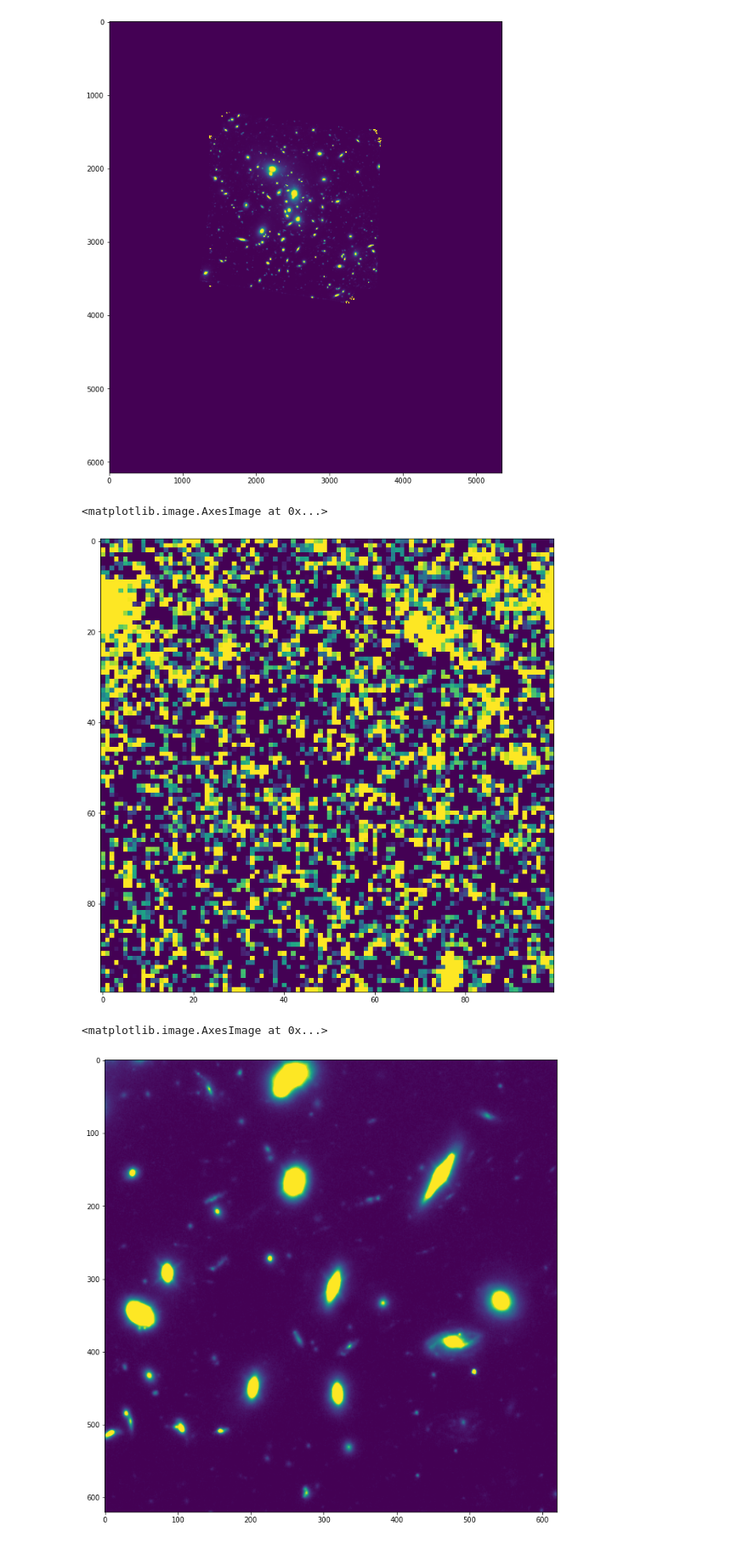
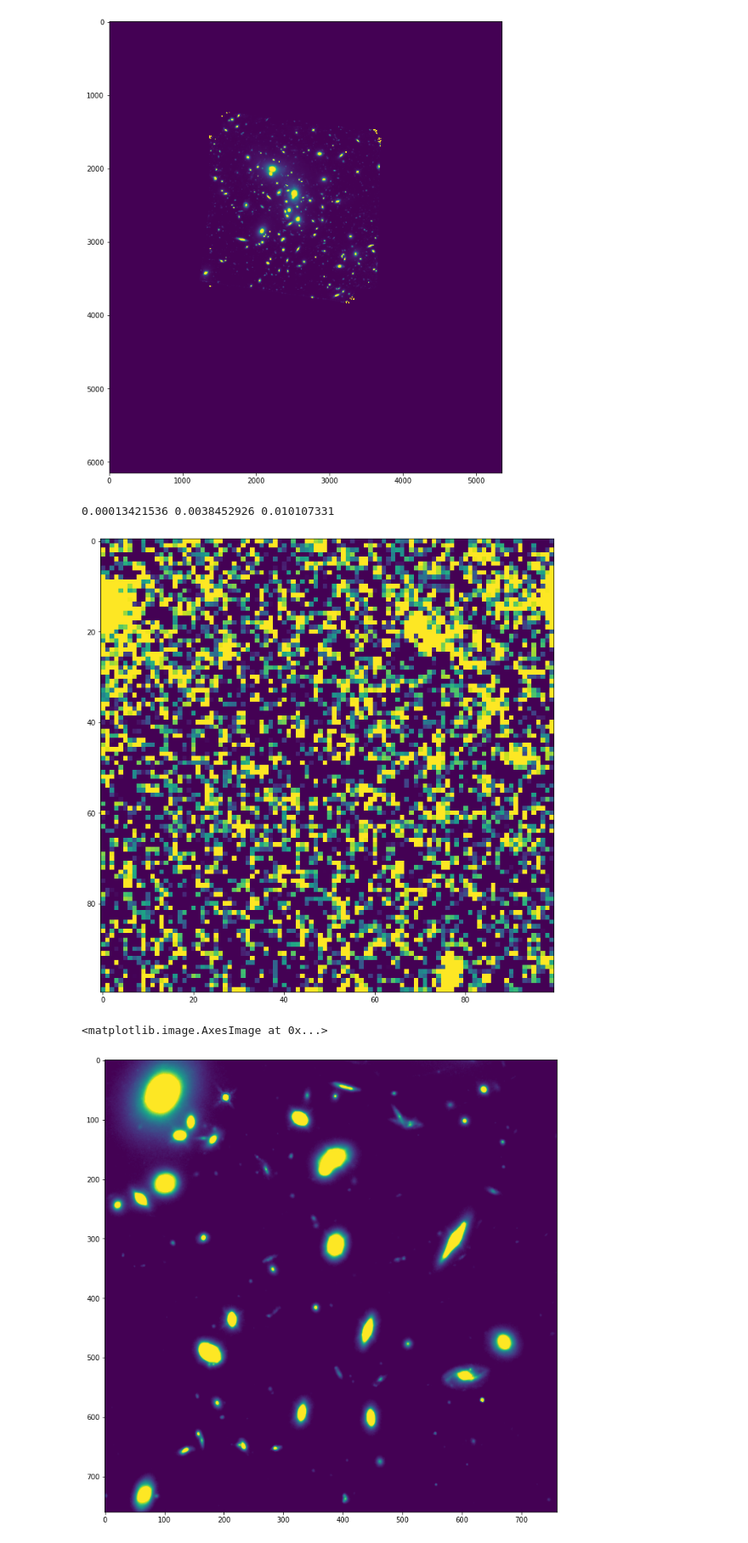
Before and after one commit to crawfordsm/lcbg, a Jupyter notebook: notebooks/find_lcbgs/petrosian_radius.ipynb, the cells around one changed output. Shown at 85% size. Saved outputs shown, nothing was run; the diff lists cells and outputs as text; code cells hidden in the pictures.

```diff
--- a/notebooks/find_lcbgs/petrosian_radius.ipynb
+++ b/notebooks/find_lcbgs/petrosian_radius.ipynb
@@ -86,32 +87,50 @@ noise_3_sigma = np.unique(detect_threshold(noise_cutout.data, nsigma=3))[0] # Si
 noise_8_sigma = np.unique(detect_threshold(noise_cutout.data, nsigma=8))[0] # Single value
 
 plt.imshow(noise_cutout.data, vmax=noise_cutout.data.mean()*10, vmin=0)
+print(noise_mean, noise_3_sigma, noise_8_sigma)
 # %% [output]
-<matplotlib.image.AxesImage at 0x...>
+0.00013421536 0.0038452926 0.010107331
 [figure]
 # %%
 # Cutout Image
 # -------------
 # Select and crop image:
 # Center of cluster:
 #cx, cy = [int(np.round(i)) for i in data.wcs.world_to_pixel_values(data.header["RA_TARG"], data.header["DEC_TARG"])]
 #size = 2000
 
 # Cutom center:
-# cx, cy, size = 2864, 3563, 100 # Small faint group of galaxies
-cx, cy, size = 2418, 3254, 620 # Larger group of galaxies
+#cx, cy, size = 2864, 3563, 100 # Small faint group of galaxies
+cx, cy, size = 2360, 3180, 760 # Larger group of galaxies
+#cx, cy, size = 2390, 3000, 1000 # Large slice of the sky
 
-image = Cutout2D(data, (cx, cy), size)
-image.data -= noise_mean
+image = Cutout2D(data, (cx, cy), size, copy=True)
+
+image.data -= noise_8_sigma # noise_mean
+
+
+#gaussian_2D_kernel = Gaussian2DKernel(3)
+#image.data = convolve(image.data, gaussian_2D_kernel)
+
 image.data = np.clip(image.data, 0, image.data.max())
 
+# Compute image stats
+image_noise_min = image.data.min()
+image_mean = image.data.mean()
+image_3_sigma = np.unique(detect_threshold(image.data, nsigma=3))[0] # Single value
+image_8_sigma = np.unique(detect_threshold(image.data, nsigma=8))[0] # Single value
+
+
+# Set min and max values for all plots
 vmin = 0
-vmax = image.data.mean()*10
+vmax = image_mean*10
+
+
 
 plt.imshow(image.data, vmin=vmin, vmax=vmax)
 # %% [output]
 <matplotlib.image.AxesImage at 0x...>
-[figure, old version]
+[figure, new version]
 # %%
 # Catalog
 # -------
```
Also changed, not shown: parts of 35 cells of this notebook, 5 other files.
